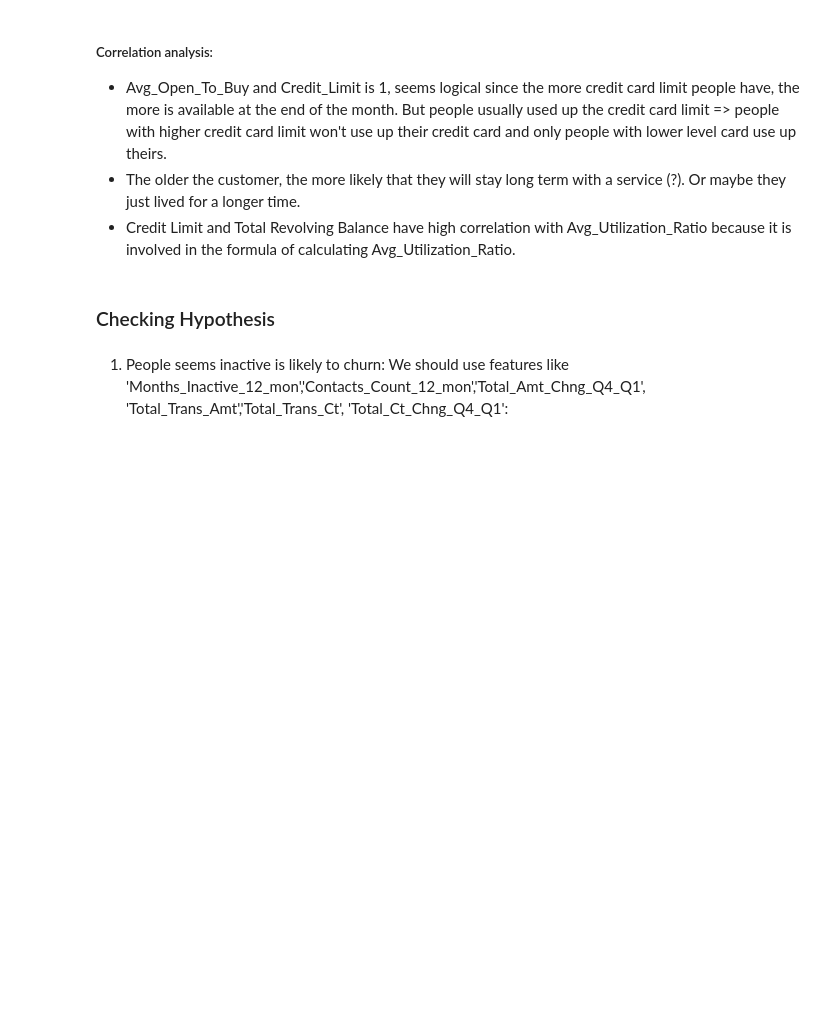
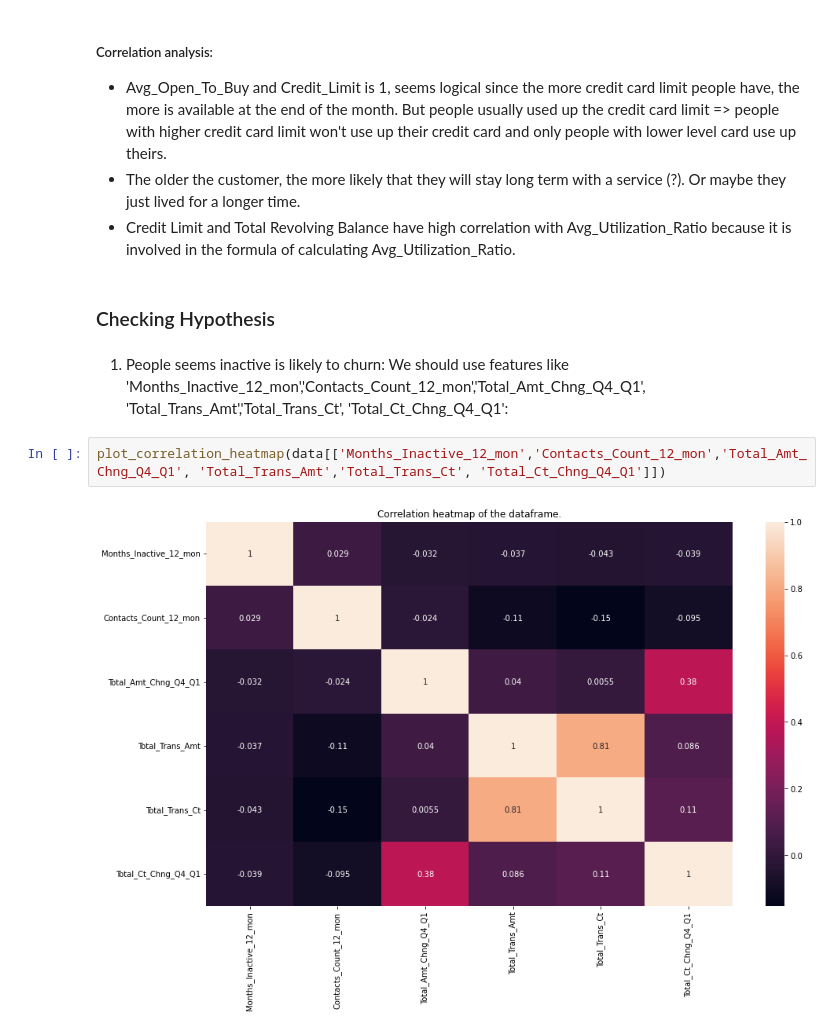
Before and after one commit to habuif/Credit_Card_Project, a Jupyter notebook: CVproject.ipynb, the cells around one changed output. Cells and saved outputs as stored; diff of their text form; blank space fills up the shorter version.

```diff
--- a/CVproject.ipynb
+++ b/CVproject.ipynb
@@ -366,3 +367,7 @@ plot_correlation_heatmap(data=data)
 # %% [markdown]
 1) People seems inactive is likely to churn:
 We should use features like 'Months_Inactive_12_mon','Contacts_Count_12_mon','Total_Amt_Chng_Q4_Q1', 'Total_Trans_Amt','Total_Trans_Ct', 'Total_Ct_Chng_Q4_Q1':
+# %%
+plot_correlation_heatmap(data[['Months_Inactive_12_mon','Contacts_Count_12_mon','Total_Amt_Chng_Q4_Q1', 'Total_Trans_Amt','Total_Trans_Ct', 'Total_Ct_Chng_Q4_Q1']])
+# %% [output]
+[figure, added]
```
Also changed, not shown: parts of 24 cells of this notebook.
